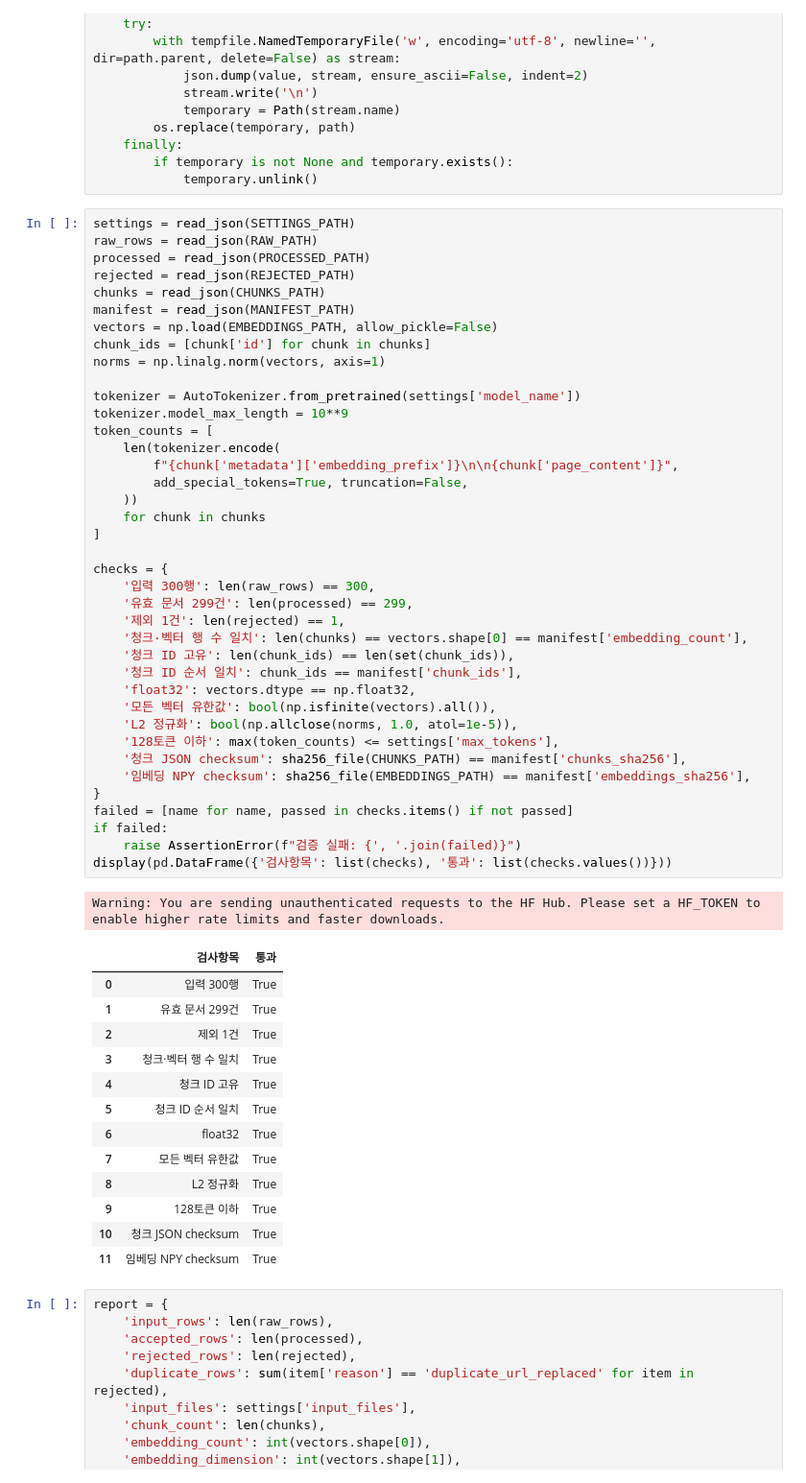
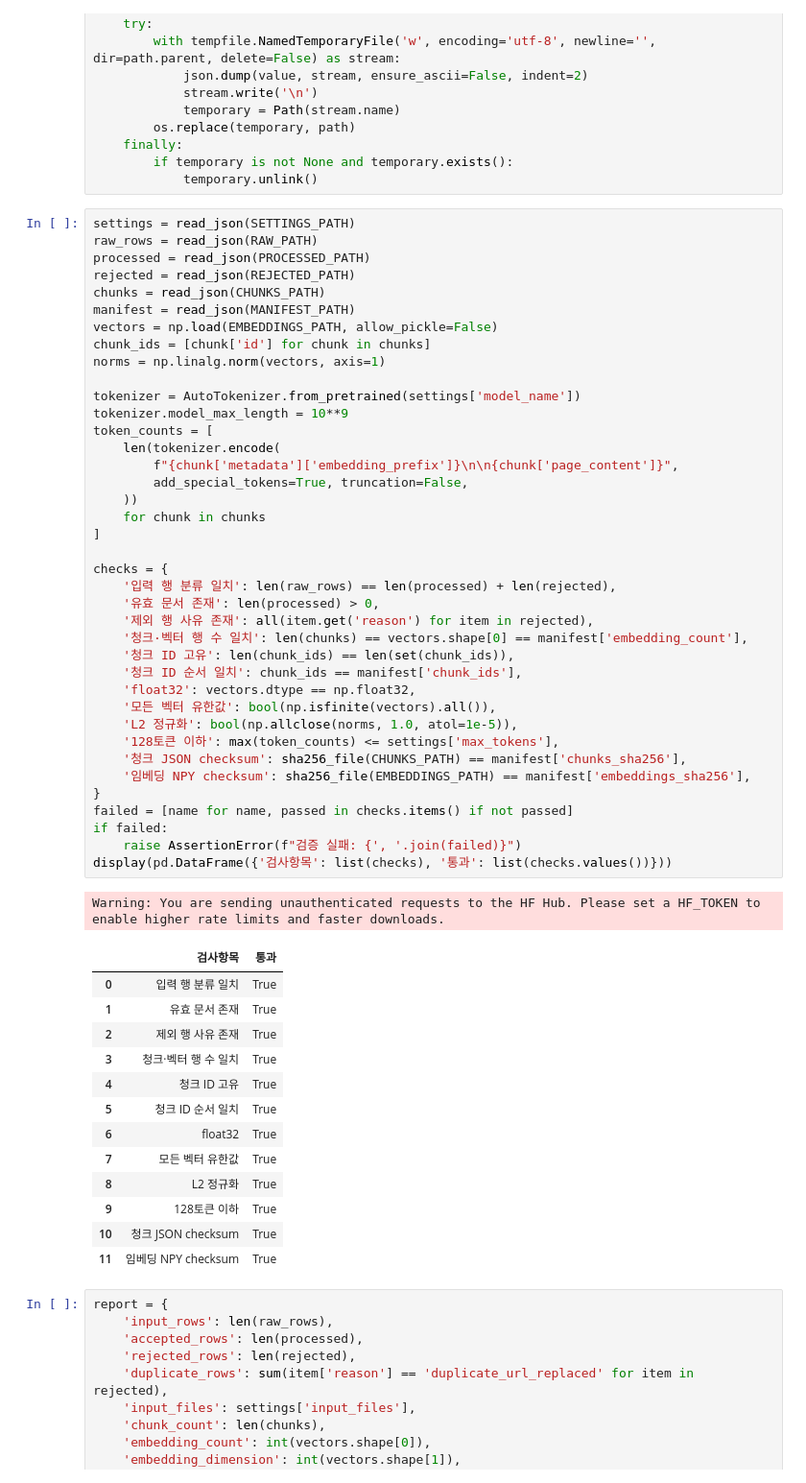
Before and after one commit to encore-ai-campus/mle-01-p1-team3, a Jupyter notebook: ㅋㅌㅊ/inven_tip_rag/05_pipeline.ipynb, the cells around one changed output. Shown at 96% size. Drawn from its saved outputs; the diff is of its cells as text.

```diff
--- a/ㅋㅌㅊ/inven_tip_rag/05_pipeline.ipynb
+++ b/ㅋㅌㅊ/inven_tip_rag/05_pipeline.ipynb
@@ -71,39 +69,39 @@ chunk_ids = [chunk['id'] for chunk in chunks]
 norms = np.linalg.norm(vectors, axis=1)
 
 tokenizer = AutoTokenizer.from_pretrained(settings['model_name'])
 tokenizer.model_max_length = 10**9
 token_counts = [
     len(tokenizer.encode(
         f"{chunk['metadata']['embedding_prefix']}\n\n{chunk['page_content']}",
         add_special_tokens=True, truncation=False,
     ))
     for chunk in chunks
 ]
 
 checks = {
-    '입력 300행': len(raw_rows) == 300,
-    '유효 문서 299건': len(processed) == 299,
-    '제외 1건': len(rejected) == 1,
+    '입력 행 분류 일치': len(raw_rows) == len(processed) + len(rejected),
+    '유효 문서 존재': len(processed) > 0,
+    '제외 행 사유 존재': all(item.get('reason') for item in rejected),
     '청크·벡터 행 수 일치': len(chunks) == vectors.shape[0] == manifest['embedding_count'],
     '청크 ID 고유': len(chunk_ids) == len(set(chunk_ids)),
     '청크 ID 순서 일치': chunk_ids == manifest['chunk_ids'],
     'float32': vectors.dtype == np.float32,
     '모든 벡터 유한값': bool(np.isfinite(vectors).all()),
     'L2 정규화': bool(np.allclose(norms, 1.0, atol=1e-5)),
     '128토큰 이하': max(token_counts) <= settings['max_tokens'],
     '청크 JSON checksum': sha256_file(CHUNKS_PATH) == manifest['chunks_sha256'],
     '임베딩 NPY checksum': sha256_file(EMBEDDINGS_PATH) == manifest['embeddings_sha256'],
 }
 failed = [name for name, passed in checks.items() if not passed]
 if failed:
     raise AssertionError(f"검증 실패: {', '.join(failed)}")
 display(pd.DataFrame({'검사항목': list(checks), '통과': list(checks.values())}))
 # %% [output]
 Warning: You are sending unauthenticated requests to the HF Hub. Please set a HF_TOKEN to enable higher rate limits and faster downloads.
 |  | 검사항목 | 통과 |
-| 0 | 입력 300행 | True |
-| 1 | 유효 문서 299건 | True |
-| 2 | 제외 1건 | True |
+| 0 | 입력 행 분류 일치 | True |
+| 1 | 유효 문서 존재 | True |
+| 2 | 제외 행 사유 존재 | True |
 | 3 | 청크·벡터 행 수 일치 | True |
 | 4 | 청크 ID 고유 | True |
 | 5 | 청크 ID 순서 일치 | True |
```
Also changed, not shown: parts of 1 cell of this notebook, 13 other files.
